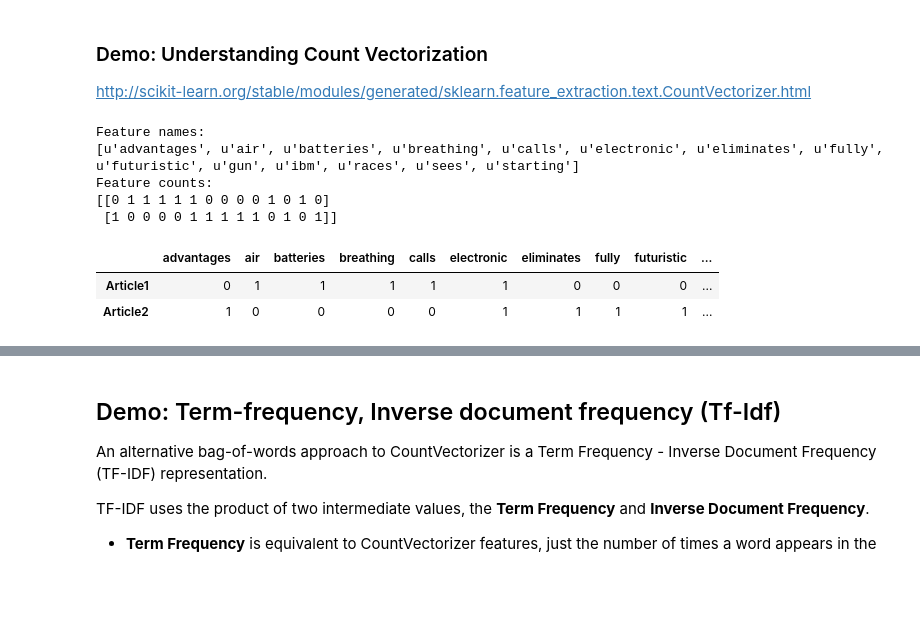
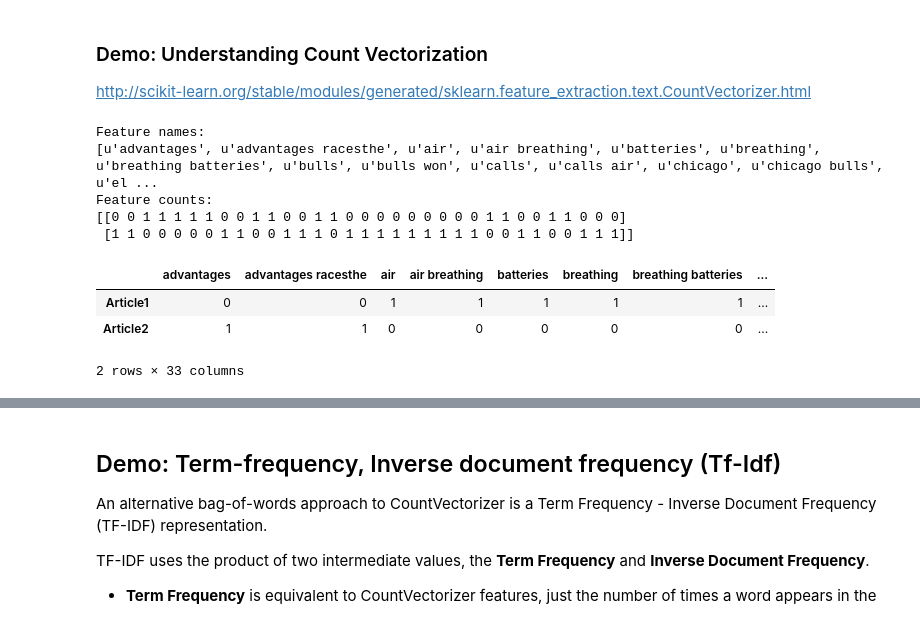
Before and after one commit to nicolairobles/DAT-NYC-37, a Jupyter notebook: lessons/lesson-14/code/starter-code/starter-code-14.ipynb, the cells around one changed output, grey strips where cells are left out. Drawn from its saved outputs; the diff is of its cells as text; code cells hidden in the pictures; blank space fills up the shorter version.

```diff
--- a/lessons/lesson-14/code/starter-code/starter-code-14.ipynb
+++ b/lessons/lesson-14/code/starter-code/starter-code-14.ipynb
@@ -114,30 +135,32 @@ http://scikit-learn.org/stable/modules/generated/sklearn.feature_extraction.text
 # %%
 from sklearn.feature_extraction.text import CountVectorizer
 
 titles = [
     "IBM Sees Electronic Calls Air Breathing Batteries",
     "The Fully Electronic Futuristic Starting Gun That Eliminates Advantages in Races"
+    "The Chicago Bulls won"
 ]
 
-vectorizer = CountVectorizer(stop_words='english')
+vectorizer = CountVectorizer(stop_words='english', ngram_range=(1, 2))
 vectorized_titles = vectorizer.fit_transform(titles)
 
 print "Feature names: \n", vectorizer.get_feature_names()
 print "Feature counts: \n", vectorized_titles.todense()
 print
 
 # Represent Count Vectorized results as a dataframe so we can preview it more easily.
 pd.DataFrame(
     columns=vectorizer.get_feature_names(),
     index=['Article1', 'Article2'],
     data=vectorized_titles.todense()
 )
 # %% [output]
 Feature names:
-[u'advantages', u'air', u'batteries', u'breathing', u'calls', u'electronic', u'eliminates', u'fully', u'futuristic', u'gun', u'ibm', u'races', u'sees', u'starting']
+[u'advantages', u'advantages racesthe', u'air', u'air breathing', u'batteries', u'breathing', u'breathing batteries', u'bulls', u'bulls won', u'calls', u'calls air', u'chicago', u'chicago bulls', u'el ...
 Feature counts:
-[[0 1 1 1 1 1 0 0 0 0 1 0 1 0]
- [1 0 0 0 0 1 1 1 1 1 0 1 0 1]]
+[[0 0 1 1 1 1 1 0 0 1 1 0 0 1 1 0 0 0 0 0 0 0 0 0 1 1 0 0 1 1 0 0 0]
+ [1 1 0 0 0 0 0 1 1 0 0 1 1 1 0 1 1 1 1 1 1 1 1 1 0 0 1 1 0 0 1 1 1]]
-|  | advantages | air | batteries | breathing | calls | electronic | eliminates | fully | futuristic | ... |
-| Article1 | 0 | 1 | 1 | 1 | 1 | 1 | 0 | 0 | 0 | ... |
-| Article2 | 1 | 0 | 0 | 0 | 0 | 1 | 1 | 1 | 1 | ... |
+|  | advantages | advantages racesthe | air | air breathing | batteries | breathing | breathing batteries | ... |
+| Article1 | 0 | 0 | 1 | 1 | 1 | 1 | 1 | ... |
+| Article2 | 1 | 1 | 0 | 0 | 0 | 0 | 0 | ... |
+2 rows × 33 columns
```
Also changed, not shown: parts of 7 cells of this notebook, 22 other files.
